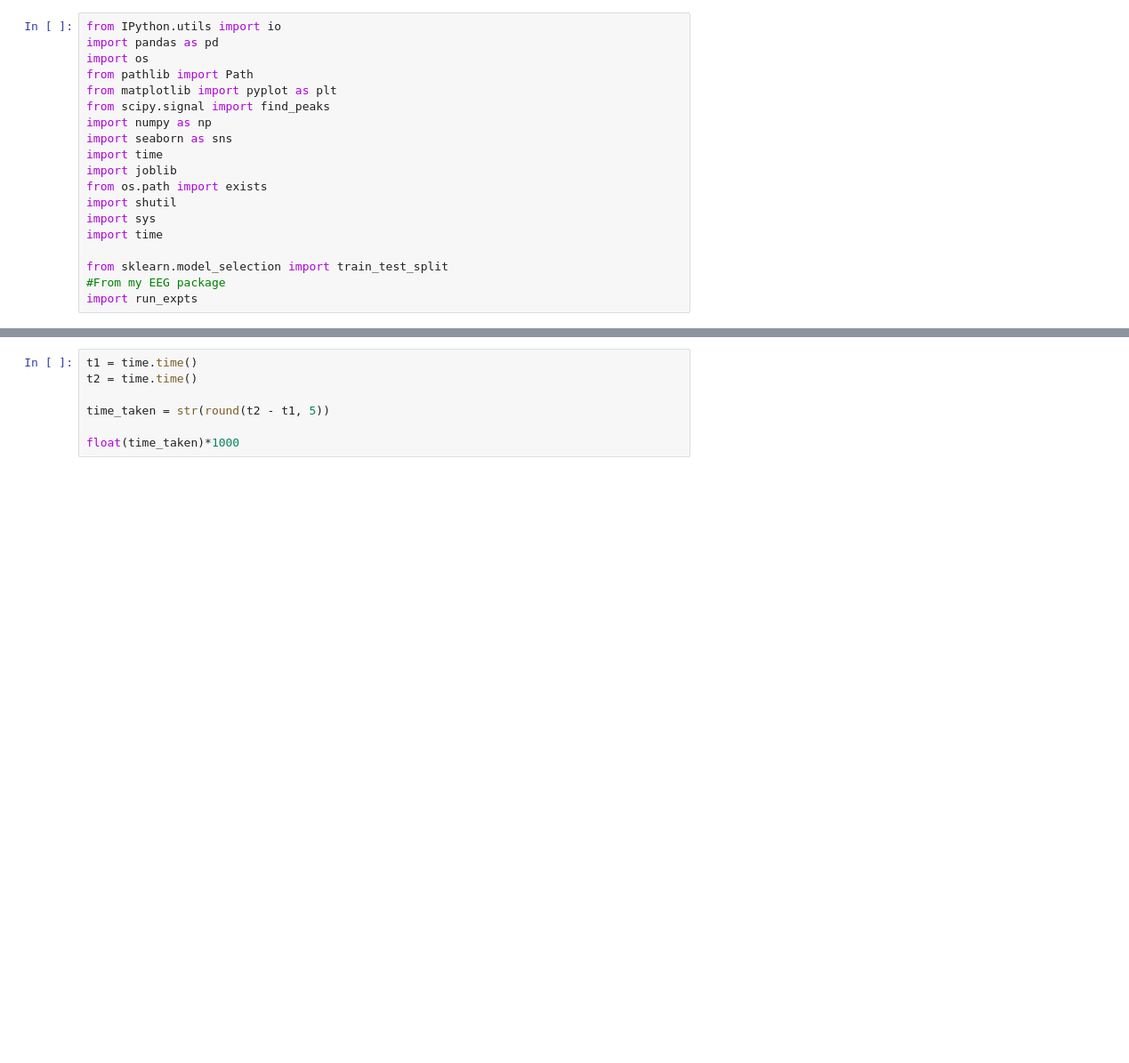
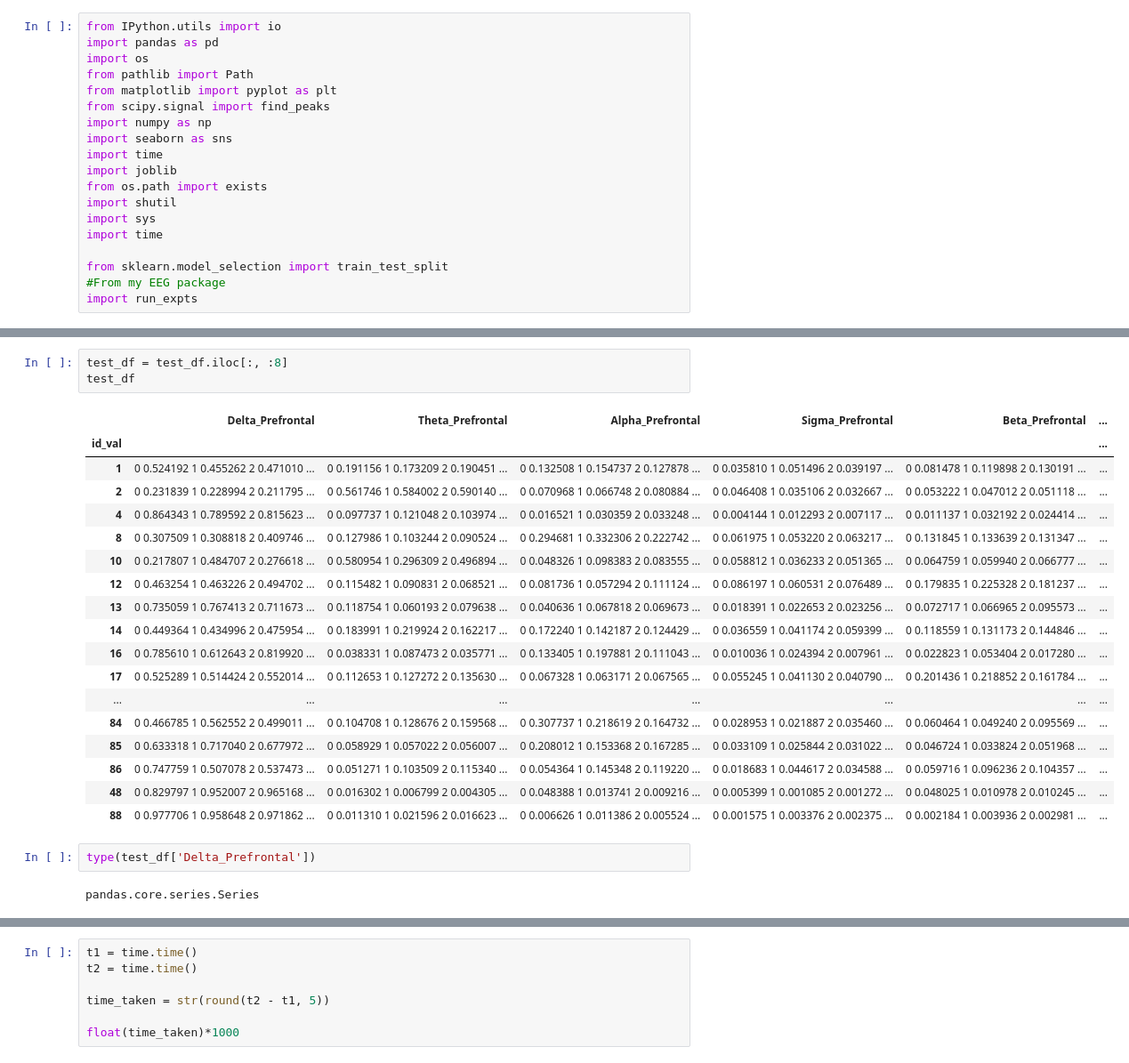
Before and after one commit to Laprama/RBD_using_custom_package, a Jupyter notebook: Execute New Experiments/Checking Num Samples.ipynb, the cells around one changed output, grey strips where cells are left out. Shown at 89% size. Drawn from its saved outputs; the diff is of its cells as text; blank space fills up the shorter version.

```diff
--- a/Execute New Experiments/Checking Num Samples.ipynb
+++ b/Execute New Experiments/Checking Num Samples.ipynb
@@ -39,0 +52,26 @@ t2-t1
+# %%
+test_df = test_df.iloc[:, :8]
+test_df
+# %% [output]
+|  | Delta_Prefrontal | Theta_Prefrontal | Alpha_Prefrontal | Sigma_Prefrontal | Beta_Prefrontal | ... |
+| id_val |  |  |  |  |  | ... |
+| 1 | 0 0.524192 1 0.455262 2 0.471010 ... | 0 0.191156 1 0.173209 2 0.190451 ... | 0 0.132508 1 0.154737 2 0.127878 ... | 0 0.035810 1 0.051496 2 0.039197 ... | 0 0.081478 1 0.119898 2 0.130191 ... | ... |
+| 2 | 0 0.231839 1 0.228994 2 0.211795 ... | 0 0.561746 1 0.584002 2 0.590140 ... | 0 0.070968 1 0.066748 2 0.080884 ... | 0 0.046408 1 0.035106 2 0.032667 ... | 0 0.053222 1 0.047012 2 0.051118 ... | ... |
+| 4 | 0 0.864343 1 0.789592 2 0.815623 ... | 0 0.097737 1 0.121048 2 0.103974 ... | 0 0.016521 1 0.030359 2 0.033248 ... | 0 0.004144 1 0.012293 2 0.007117 ... | 0 0.011137 1 0.032192 2 0.024414 ... | ... |
+| 8 | 0 0.307509 1 0.308818 2 0.409746 ... | 0 0.127986 1 0.103244 2 0.090524 ... | 0 0.294681 1 0.332306 2 0.222742 ... | 0 0.061975 1 0.053220 2 0.063217 ... | 0 0.131845 1 0.133639 2 0.131347 ... | ... |
+| 10 | 0 0.217807 1 0.484707 2 0.276618 ... | 0 0.580954 1 0.296309 2 0.496894 ... | 0 0.048326 1 0.098383 2 0.083555 ... | 0 0.058812 1 0.036233 2 0.051365 ... | 0 0.064759 1 0.059940 2 0.066777 ... | ... |
+| 12 | 0 0.463254 1 0.463226 2 0.494702 ... | 0 0.115482 1 0.090831 2 0.068521 ... | 0 0.081736 1 0.057294 2 0.111124 ... | 0 0.086197 1 0.060531 2 0.076489 ... | 0 0.179835 1 0.225328 2 0.181237 ... | ... |
+| 13 | 0 0.735059 1 0.767413 2 0.711673 ... | 0 0.118754 1 0.060193 2 0.079638 ... | 0 0.040636 1 0.067818 2 0.069673 ... | 0 0.018391 1 0.022653 2 0.023256 ... | 0 0.072717 1 0.066965 2 0.095573 ... | ... |
+| 14 | 0 0.449364 1 0.434996 2 0.475954 ... | 0 0.183991 1 0.219924 2 0.162217 ... | 0 0.172240 1 0.142187 2 0.124429 ... | 0 0.036559 1 0.041174 2 0.059399 ... | 0 0.118559 1 0.131173 2 0.144846 ... | ... |
+| 16 | 0 0.785610 1 0.612643 2 0.819920 ... | 0 0.038331 1 0.087473 2 0.035771 ... | 0 0.133405 1 0.197881 2 0.111043 ... | 0 0.010036 1 0.024394 2 0.007961 ... | 0 0.022823 1 0.053404 2 0.017280 ... | ... |
+| 17 | 0 0.525289 1 0.514424 2 0.552014 ... | 0 0.112653 1 0.127272 2 0.135630 ... | 0 0.067328 1 0.063171 2 0.067565 ... | 0 0.055245 1 0.041130 2 0.040790 ... | 0 0.201436 1 0.218852 2 0.161784 ... | ... |
+| ... | ... | ... | ... | ... | ... | ... |
+| 84 | 0 0.466785 1 0.562552 2 0.499011 ... | 0 0.104708 1 0.128676 2 0.159568 ... | 0 0.307737 1 0.218619 2 0.164732 ... | 0 0.028953 1 0.021887 2 0.035460 ... | 0 0.060464 1 0.049240 2 0.095569 ... | ... |
+| 85 | 0 0.633318 1 0.717040 2 0.677972 ... | 0 0.058929 1 0.057022 2 0.056007 ... | 0 0.208012 1 0.153368 2 0.167285 ... | 0 0.033109 1 0.025844 2 0.031022 ... | 0 0.046724 1 0.033824 2 0.051968 ... | ... |
+| 86 | 0 0.747759 1 0.507078 2 0.537473 ... | 0 0.051271 1 0.103509 2 0.115340 ... | 0 0.054364 1 0.145348 2 0.119220 ... | 0 0.018683 1 0.044617 2 0.034588 ... | 0 0.059716 1 0.096236 2 0.104357 ... | ... |
+| 48 | 0 0.829797 1 0.952007 2 0.965168 ... | 0 0.016302 1 0.006799 2 0.004305 ... | 0 0.048388 1 0.013741 2 0.009216 ... | 0 0.005399 1 0.001085 2 0.001272 ... | 0 0.048025 1 0.010978 2 0.010245 ... | ... |
+| 88 | 0 0.977706 1 0.958648 2 0.971862 ... | 0 0.011310 1 0.021596 2 0.016623 ... | 0 0.006626 1 0.011386 2 0.005524 ... | 0 0.001575 1 0.003376 2 0.002375 ... | 0 0.002184 1 0.003936 2 0.002981 ... | ... |
+# %%
+type(test_df['Delta_Prefrontal'])
+# %% [output]
+pandas.core.series.Series
```
Also changed, not shown: parts of 5 cells of this notebook, 1 other file.
